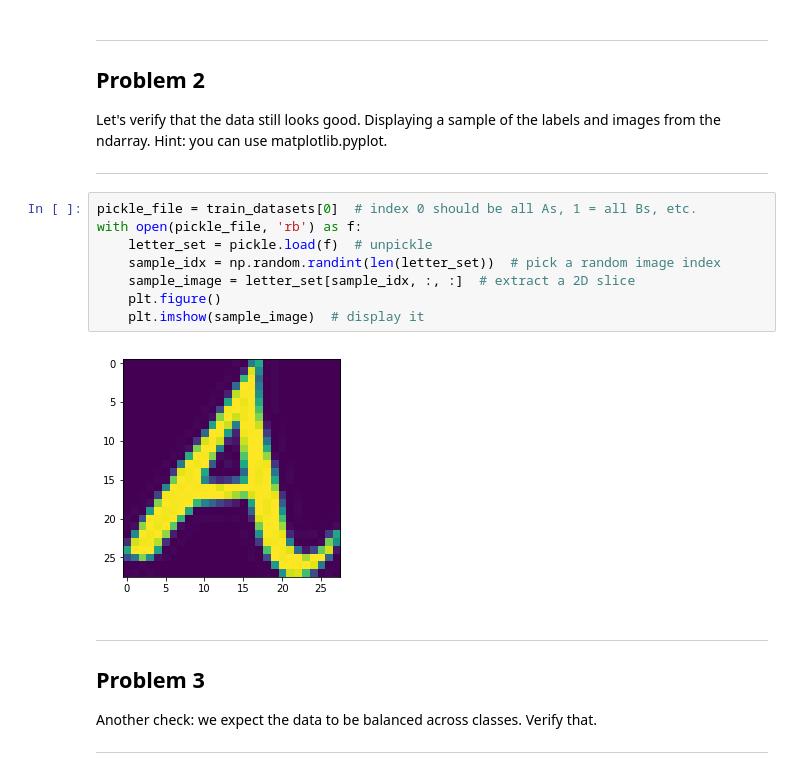
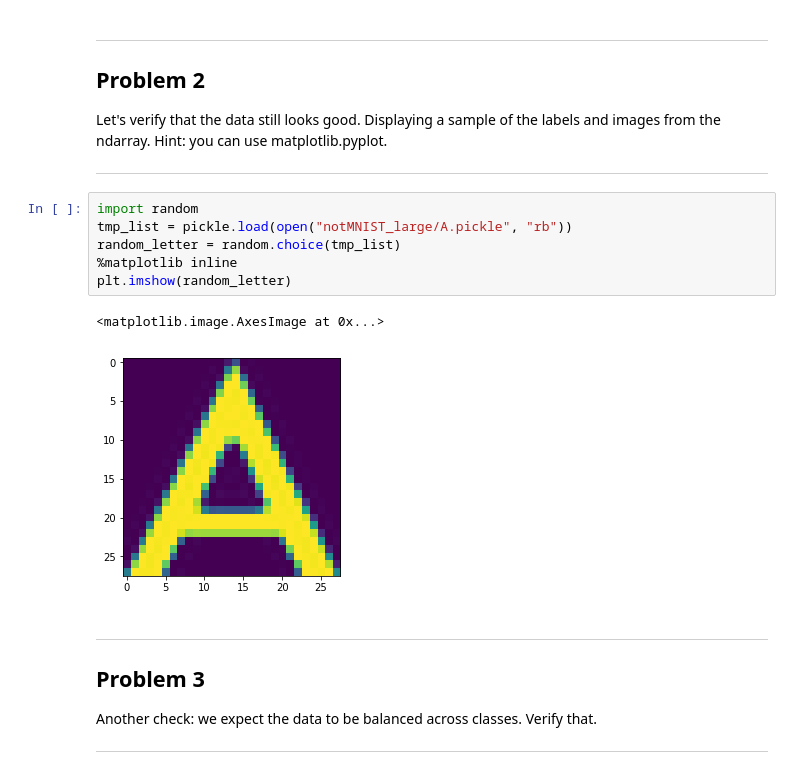
Before and after one commit to NaomiXSong/DeepLearning_Udacity, a Jupyter notebook: 1_notmnist.ipynb, the cells around one changed output. Saved outputs shown, nothing was run; the diff lists cells and outputs as text.

```diff
--- a/1_notmnist.ipynb
+++ b/1_notmnist.ipynb
@@ -219,16 +213,15 @@ Problem 2
 Let's verify that the data still looks good. Displaying a sample of the labels and images from the ndarray. Hint: you can use matplotlib.pyplot.
 
 ---
-# %%
-pickle_file = train_datasets[0]  # index 0 should be all As, 1 = all Bs, etc.
-with open(pickle_file, 'rb') as f:
-    letter_set = pickle.load(f)  # unpickle
-    sample_idx = np.random.randint(len(letter_set))  # pick a random image index
-    sample_image = letter_set[sample_idx, :, :]  # extract a 2D slice
-    plt.figure()
-    plt.imshow(sample_image)  # display it
-# %% [output]
-[figure, removed]
+# %%
+import random
+tmp_list = pickle.load(open("notMNIST_large/A.pickle", "rb"))
+random_letter = random.choice(tmp_list)
+%matplotlib inline
+plt.imshow(random_letter)
+# %% [output]
+<matplotlib.image.AxesImage at 0x...>
+[figure, added]
 # %% [markdown]
 ---
 Problem 3
```
Also changed, not shown: parts of 12 cells of this notebook.
